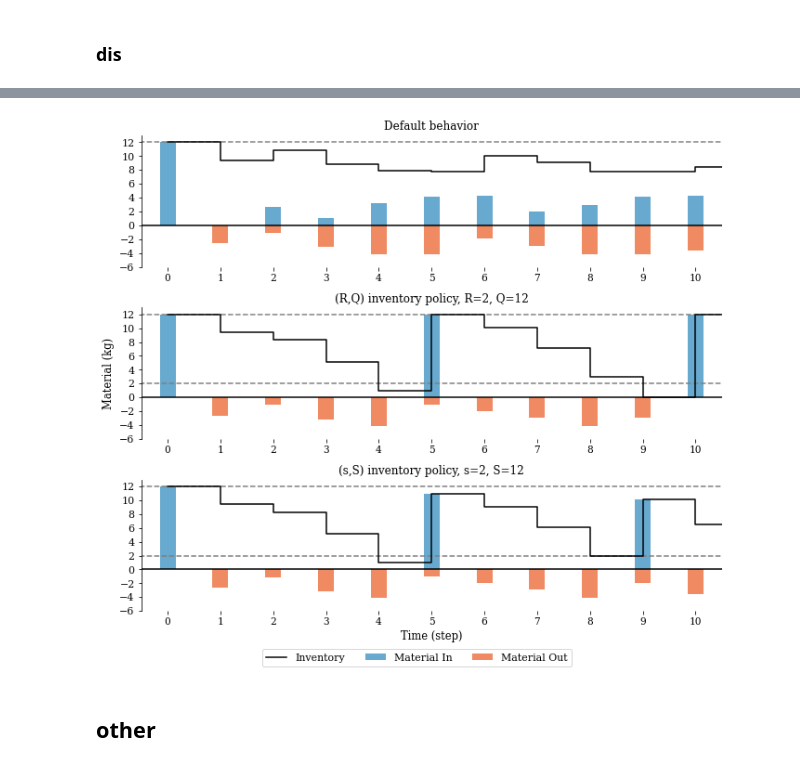
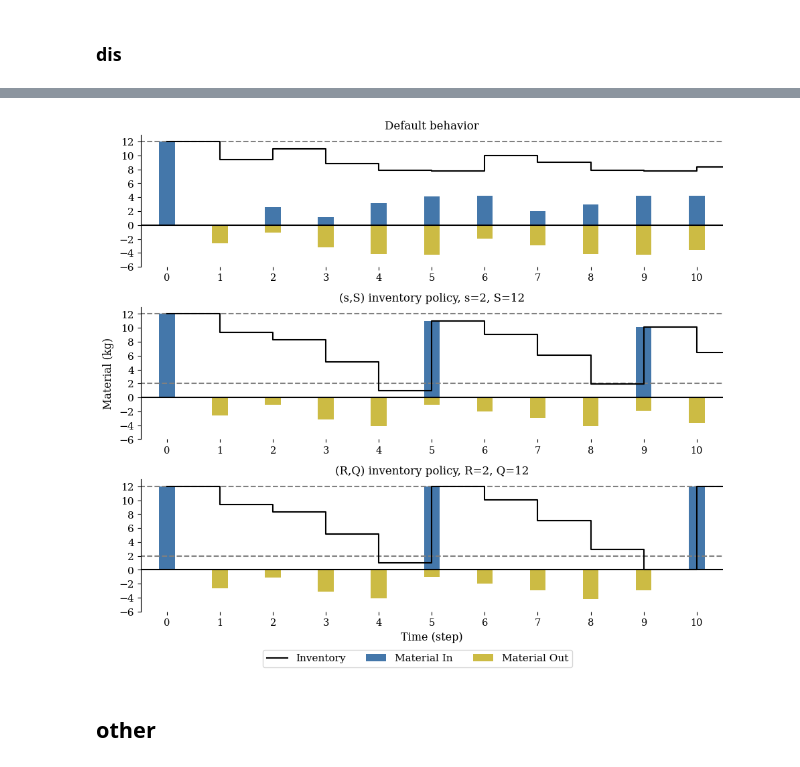
Before and after one commit to nuclearkatie/dissertation-toy-problems, a Jupyter notebook: inventory-systems/comparison/RQ-sS-comparison.ipynb, the cells around one changed output, grey strips where cells are left out. Drawn from its saved outputs; the diff is of its cells as text; code cells hidden in the pictures.

```diff
--- a/inventory-systems/comparison/RQ-sS-comparison.ipynb
+++ b/inventory-systems/comparison/RQ-sS-comparison.ipynb
@@ -109,5 +155,5 @@ fig.tight_layout()
 # %% [markdown]
 ## Cumulative received subplots
 # %%
-data['no-behavior']['t_r']['CumQuant'] = data['no-behavior']['t_r']['Quantity'].cumsum()
-data['R-Q']['t_r']['CumQuant'] = data['R-Q']['t_r']['Quantity'].cumsum()
+# data['no-behavior']['t_r']['CumQuant'] = data['no-behavior']['t_r']['Quantity'].cumsum()
+# data['R-Q']['t_r']['CumQuant'] = data['R-Q']['t_r']['Quantity'].cumsum()
@@ -262,7 +292,7 @@ fig.tight_layout()
 ## get net (in positive, out neg
 # %%
 data['no-behavior']['transactions']['Net'] = np.where(
-    data['no-behavior']['transactions']['ReceiverId']==13,
+    data['no-behavior']['transactions']['ReceiverId']==18,
     data['no-behavior']['transactions']['Quantity'],
     -data['no-behavior']['transactions']['Quantity']
 )
@@ -278,5 +308,3 @@ data['s-S']['transactions']['Net'] = np.where(
     data['s-S']['transactions']['Quantity'],
     -data['s-S']['transactions']['Quantity']
 )
-
-data['no-behavior']['transactions'].head(8)
@@ -473,6 +526,4 @@ Text(0.55, 0.98, 'Fixed Active and Dormant Periods')
 # %%
-palette = ['#67a9cf', '#ef8a62']
-
 fig = plt.figure(figsize = (10, 6))
 
 ax = fig.add_subplot(111)
@@ -505,7 +556,7 @@ ax0.set_title('Default storage - received')
 
 ax0.bar(data['no-behavior']['t_s']['Time']-0.15,
          -data['no-behavior']['t_s']['Quantity'],
-         color= palette[1],
+         color= palette[3],
        label='sent',
        width=0.3)
 
@@ -534,7 +585,7 @@ ax3.set_title('(R,Q) - received')
 # lower middle - behav out
 ax3.bar(data['R-Q']['t_s']['Time']-0.15,
          -data['R-Q']['t_s']['Quantity'],
-         color= palette[1],
+         color= palette[3],
        label='sent',
        width=0.3)
 ax3.set_title('(R,Q) - sent')
@@ -562,8 +613,6 @@ Text(0.515, 0.98, '(R,Q) inventory policy')
 # %% [markdown]
 ## up down plots with s-S
 # %%
-palette = ['#67a9cf', '#ef8a62']
-
 fig = plt.figure(figsize = (10, 9))
 
 ax = fig.add_subplot(111)
@@ -596,7 +645,7 @@ ax0.set_title('Default storage - received')
 
 ax0.bar(data['no-behavior']['t_s']['Time']-0.15,
          -data['no-behavior']['t_s']['Quantity'],
-         color= palette[1],
+         color= palette[3],
        label='sent',
        width=0.3)
 
@@ -625,7 +674,7 @@ ax1.set_title('(R,Q) - received')
 # behav out
 ax1.bar(data['R-Q']['t_s']['Time']-0.15,
          -data['R-Q']['t_s']['Quantity'],
-         color= palette[1],
+         color= palette[3],
        label='sent',
        width=0.3)
 ax1.set_title('(R,Q) - sent')
@@ -658,7 +707,7 @@ ax2.bar(data['s-S']['t_r']['Time']-0.15,
 # behav out
 ax2.bar(data['s-S']['t_s']['Time']-0.15,
          -data['s-S']['t_s']['Quantity'],
-         color= palette[1],
+         color= palette[3],
        label='sent',
        width=0.3)
 #ax2.set_title('(s,S) - sent')
@@ -819,6 +907,4 @@ fig.tight_layout()
 # %%
-palette = ['#67a9cf', '#ef8a62']
-
 fig = plt.figure(figsize = (10, 9))
 
 ax = fig.add_subplot(111)
@@ -844,7 +930,7 @@ ax0.spines['top'].set_color('none')
 ax0.spines['bottom'].set_color('none')
 ax0.spines['right'].set_color('none')
 
-ax0.hlines(y=[0,12], xmin=-2,xmax=11, colors=['k', 'gray'], linestyles=['solid', 'dashed'])
+ax0.hlines(y=[0,12], xmin=-2,xmax=11, colors=['k', 'gray'], linestyles=['solid', 'dashed'], label='_nolegend_')
 
 ax0.bar(data['no-behavior']['t_r']['Time'],
          data['no-behavior']['t_r']['Quantity'],
@@ -855,7 +941,7 @@ ax0.set_title('Default behavior')
 
 ax0.bar(data['no-behavior']['t_s']['Time'],
          -data['no-behavior']['t_s']['Quantity'],
-         color= palette[1],
+         color= palette[3],
        label='sent',
        width=0.3)
 
@@ -868,12 +954,12 @@ ax0.step(data['no-behavior']['Net']['Time'],
 
 # #
 # # behav in
-ax1 = fig.add_subplot(312, sharex=ax0, sharey=ax0)
+ax1 = fig.add_subplot(313, sharex=ax0, sharey=ax0)
 ax1.spines['top'].set_color('none')
 ax1.spines['bottom'].set_color('none')
 ax1.spines['right'].set_color('none')
 
-ax1.hlines(y=[0,2,12], xmin=-2,xmax=11, colors=['k', 'gray', 'gray'], linestyles=['solid', 'dashed', 'dashed'])
+ax1.hlines(y=[0,2,12], xmin=-2,xmax=11, colors=['k', 'gray', 'gray'], linestyles=['solid', 'dashed', 'dashed'], label='_nolegend_')
 
 ax1.bar(data['R-Q']['t_r']['Time'],
          data['R-Q']['t_r']['Quantity'],
@@ -886,7 +972,7 @@ ax1.set_title('(R,Q) - received')
 # behav out
 ax1.bar(data['R-Q']['t_s']['Time'],
          -data['R-Q']['t_s']['Quantity'],
-         color= palette[1],
+         color= palette[3],
        label='sent',
        width=0.3)
 ax1.set_title('(R,Q) - sent')
@@ -903,7 +989,7 @@ ax1.set_title('(R,Q) inventory policy, R=2, Q=12')
 #
 # #
 # # behav in
-ax2 = fig.add_subplot(313, sharex=ax0, sharey=ax0)
+ax2 = fig.add_subplot(312, sharex=ax0, sharey=ax0)
 ax2.spines['top'].set_color('none')
 ax2.spines['bottom'].set_color('none')
 ax2.spines['right'].set_color('none')
@@ -913,38 +999,39 @@ ax2.hlines(y=[0,2,12], xmin=-2,xmax=11, colors=['k', 'gray', 'gray'], linestyles
 ax2.bar(data['s-S']['t_r']['Time'],
          data['s-S']['t_r']['Quantity'],
          color= palette[0],
        label='received',
        width=0.3)
 #ax2.set_title('(s,S) - received')
 
 #
 # behav out
 ax2.bar(data['s-S']['t_s']['Time'],
          -data['s-S']['t_s']['Quantity'],
-         color= palette[1],
+         color= palette[3],
        label='sent',
        width=0.3)
 #ax2.set_title('(s,S) - sent')
 
 #
 # behav net
 ax2.step(data['s-S']['Net']['Time'],
          data['s-S']['Net']['Net'],
          where='post',
          color= 'k')
 
 ax2.set_title('(s,S) inventory policy, s=2, S=12')
 
-ax2.legend(['Inventory', 'Material In', 'Material Out', 'Inventory'], ncol=3,
-           fancybox=True, bbox_to_anchor=(0.75,-0.25))
 #
 #
-plt.savefig('plots/comparing-default-RQ-sS-diss', transparent=True, dpi=600)
+ax1.legend(['Inventory', 'Material In', 'Material Out'], ncol=3,
+           fancybox=True, bbox_to_anchor=(0.75,-0.25))
 
 #fig.suptitle('(R,Q) inventory policy', x=0.515)
 fig.tight_layout()
+
+plt.savefig('plots/comparing-default-RQ-sS-diss', transparent=True, dpi=600)
 # %% [output]
-[figure, old version]
+[figure, new version]
 # %% [markdown]
 ## other
 # %%
```
Also changed, not shown: parts of 22 cells of this notebook, 3 other files.
